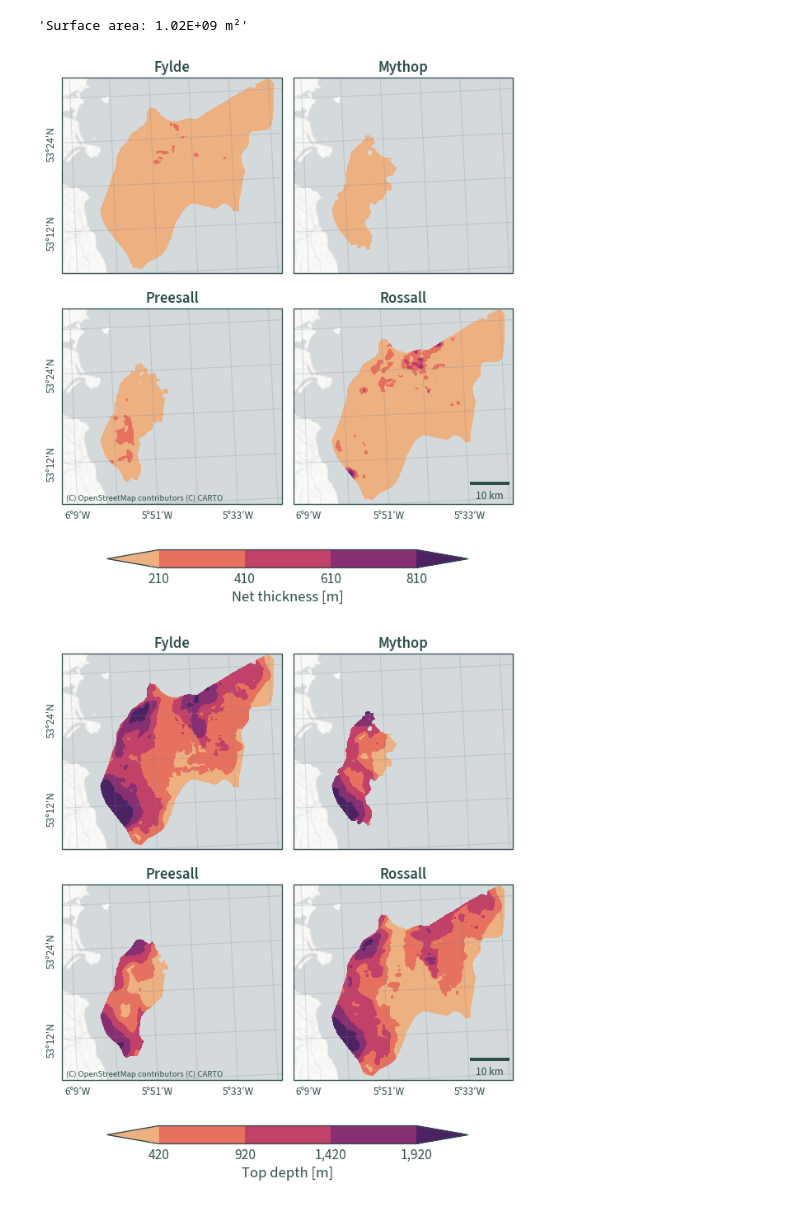
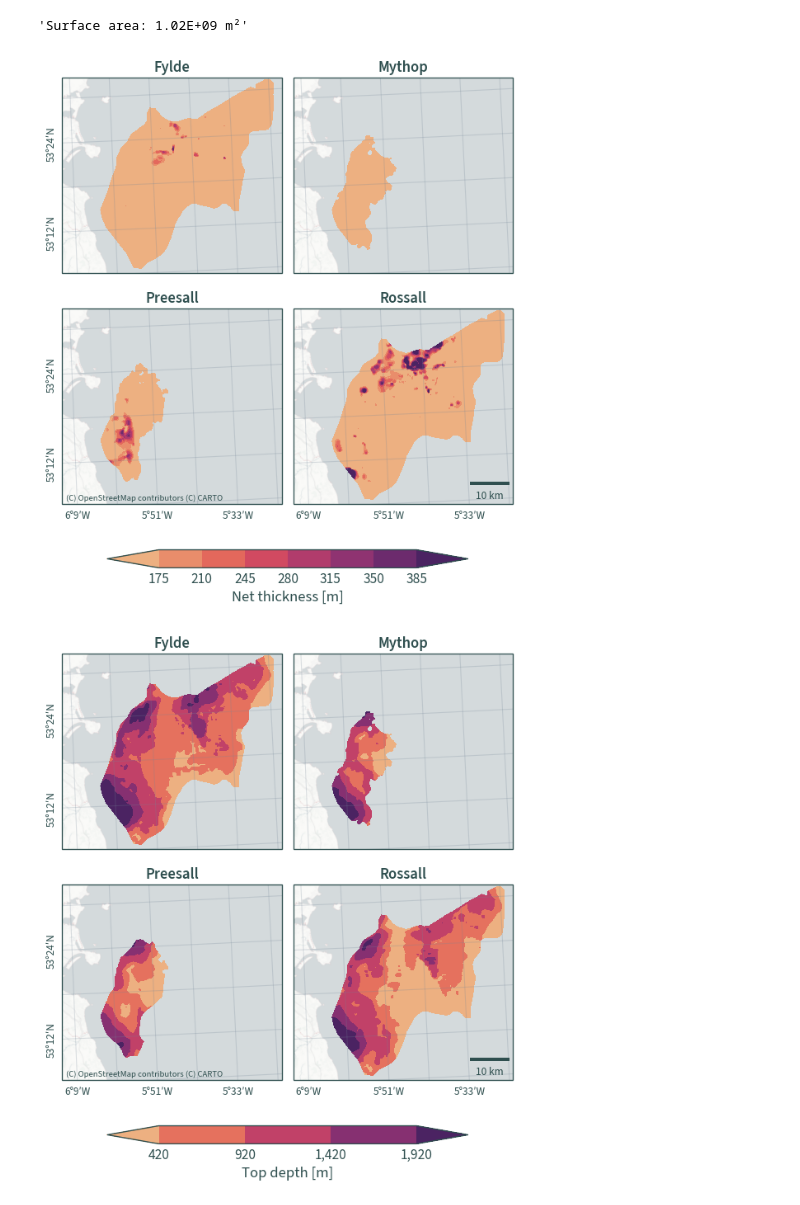
Before and after one commit to wind-to-hydrogen-toolkit/hydrogen-salt-storage, a Jupyter notebook: docs/notebooks/kish_basin_stats.ipynb, the cells around one changed output. Saved outputs shown, nothing was run; the diff lists cells and outputs as text; code cells hidden in the pictures.

```diff
--- a/docs/notebooks/kish_basin_stats.ipynb
+++ b/docs/notebooks/kish_basin_stats.ipynb
@@ -341,14 +341,14 @@ def plot_facet_maps_distr(
 # %%
 plot_facet_maps_distr(
     ds,
     extent,
     rd.CRS,
     "ThicknessNet",
-    [120 + 90 + n * 200 for n in range(4)],
+    [85 + 35 * n + 90 for n in range(7)],
     "Net thickness [m]",
 )
 # %% [output]
-[figure, old version]
+[figure, new version]
 # %%
 plot_facet_maps_distr(
     ds,
```
Also changed, not shown: 2 other files.
